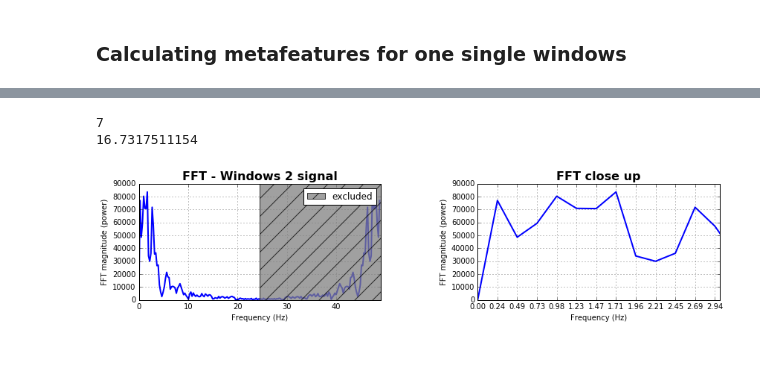
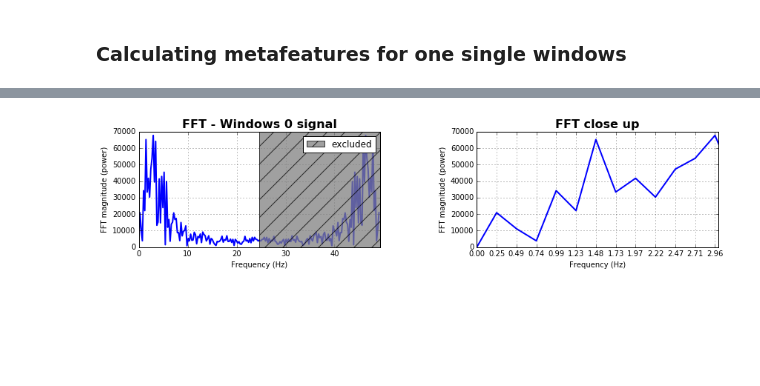
Before and after one commit to ewerlopes/phd_robogame, a Jupyter notebook: data_analysis.ipynb, the cells around one changed output, grey strips where cells are left out. Drawn from its saved outputs; the diff is of its cells as text; code cells hidden in the pictures; blank space fills up the shorter version.

```diff
--- a/data_analysis.ipynb
+++ b/data_analysis.ipynb
@@ -552,8 +585,8 @@ print energy(test)
 # %%
 from matplotlib import gridspec
-win_number = 2
+win_number = 0
 
-sig = wFrames[win_number]["accX"].dropna()
+sig = wFrames[win_number]["accZ"].dropna()
 N_samps = len(sig)
 time_interval = 3#secs
 Fs = len(sig)/time_interval           # the range of frequency to look for.
@@ -573,38 +606,36 @@ fig = plt.figure(figsize=[14,7])
 gs = gridspec.GridSpec(1, 2, width_ratios=[1, 3])
 plt.subplots_adjust(hspace=0.5, wspace= 0.4)
 
 ##### Plot the fft #####
 ax = plt.subplot(221)
 pt, = ax.plot(freq_axis,np.abs(freqsig), lw=2.0, c='b')
 p = plt.Rectangle((Fs/2, 0), Fs/2, ax.get_ylim()[1], facecolor="grey", fill=True, alpha=0.75, hatch="/", zorder=3)
 ax.add_patch(p)
 ax.set_xlim((ax.get_xlim()[0],Fs))
 ax.set_title('FFT - Windows {} signal'.format(win_number), fontsize= 16, fontweight="bold")
 ax.set_ylabel('FFT magnitude (power)')
 ax.set_xlabel('Frequency (Hz)')
 plt.legend((p,), ('excluded',))
 ax.grid()
 
 ##### Close up on the graph of fft#######
 # This is the same histogram above, but truncated at the max frequence + an offset.
 offset = 1    # just to help the visualization. Nothing important.
 ax2 = fig.add_subplot(222)
 ax2.plot(freq_axis,np.abs(freqsig), lw=2.0, c='b')
 #plt.yscale('log')
 ax2.set_xticks(freq_axis)
 ax2.set_xlim(0,int(Fs/24)+offset)
 ax2.set_title('FFT close up', fontsize= 16, fontweight="bold")
 ax2.set_ylabel('FFT magnitude (power)')
 ax2.set_xlabel('Frequency (Hz)')
 ax2.hold(True)
 ax2.grid()
 
-print maxInds(sig,200, filterMean= True)
-print meanFreq(sig,200, filterMean= True)
+#print maxInds(sig,200, filterMean= True)
+#print meanFreq(sig,200, filterMean= True)
 # %% [output]
-7
-16.7317511154
-[figure, old version]
+[figure, new version]
 # %% [markdown]
 ###
 # %% [markdown]
```
Also changed, not shown: parts of 4 cells of this notebook.
